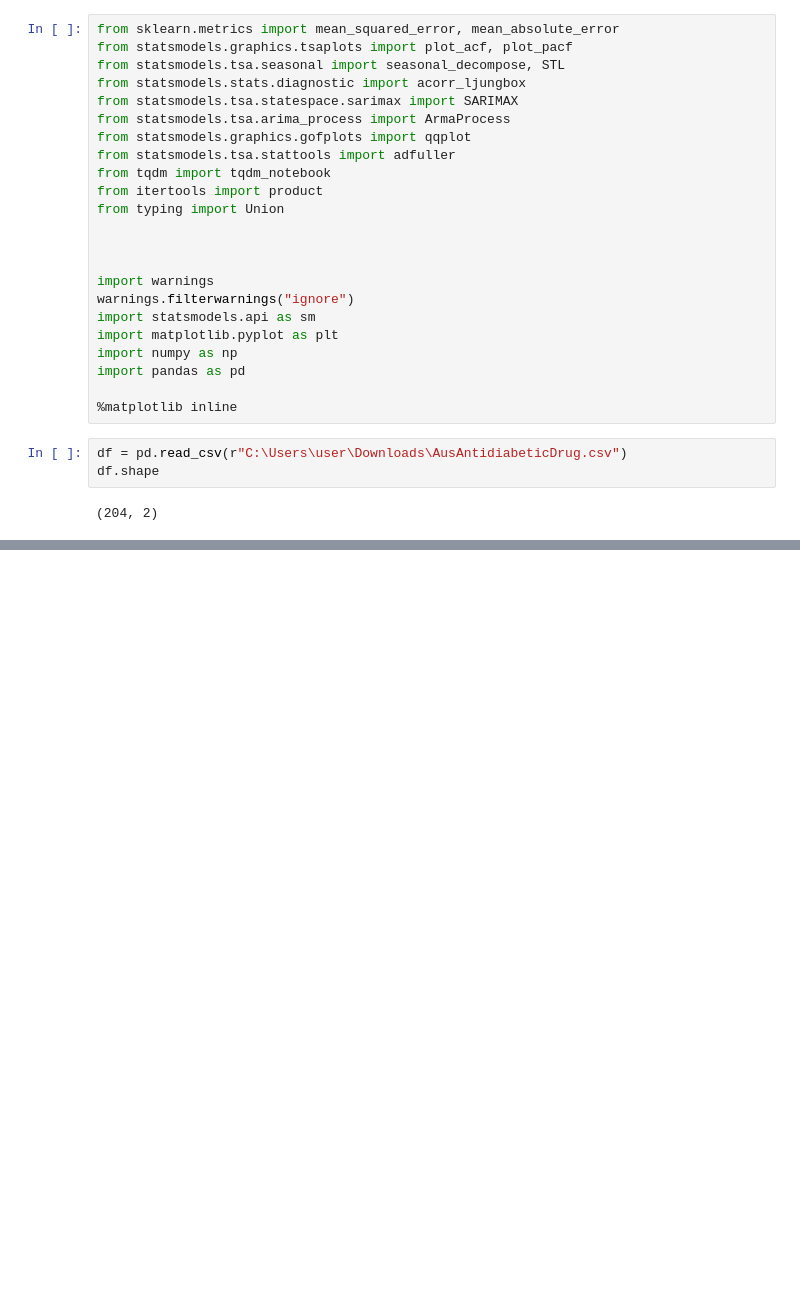
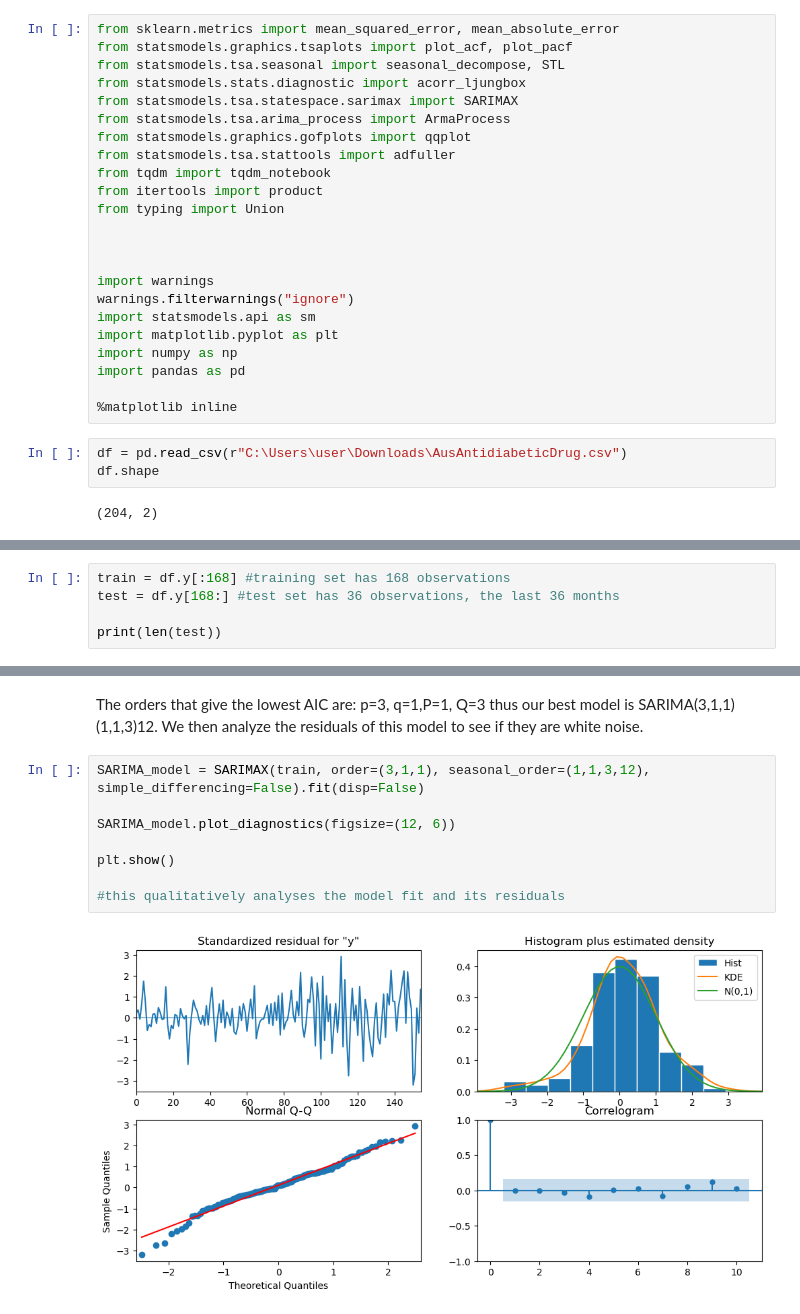
Before and after one commit to Clint-Os/PortfolioProjects, a Jupyter notebook: Forecast antidiabetic drug prescriptions.ipynb, the cells around one changed output, grey strips where cells are left out. Drawn from its saved outputs; the diff is of its cells as text; blank space fills up the shorter version.

```diff
--- a/Forecast antidiabetic drug prescriptions.ipynb
+++ b/Forecast antidiabetic drug prescriptions.ipynb
@@ -32,0 +115,5 @@ df.shape
+# %%
+train = df.y[:168] #training set has 168 observations
+test = df.y[168:] #test set has 36 observations, the last 36 months
+
+print(len(test))
@@ -32,0 +176,12 @@ df.shape
+# %% [markdown]
+The orders that give the lowest AIC are: p=3, q=1,P=1, Q=3 thus our best model is SARIMA(3,1,1)(1,1,3)12. We then analyze the residuals of this model to see if they are white noise.
+# %%
+SARIMA_model = SARIMAX(train, order=(3,1,1), seasonal_order=(1,1,3,12), simple_differencing=False).fit(disp=False)
+
+SARIMA_model.plot_diagnostics(figsize=(12, 6))
+
+plt.show()
+
+#this qualitatively analyses the model fit and its residuals
+# %% [output]
+[figure, added]
```
Also changed, not shown: parts of 29 cells of this notebook.
